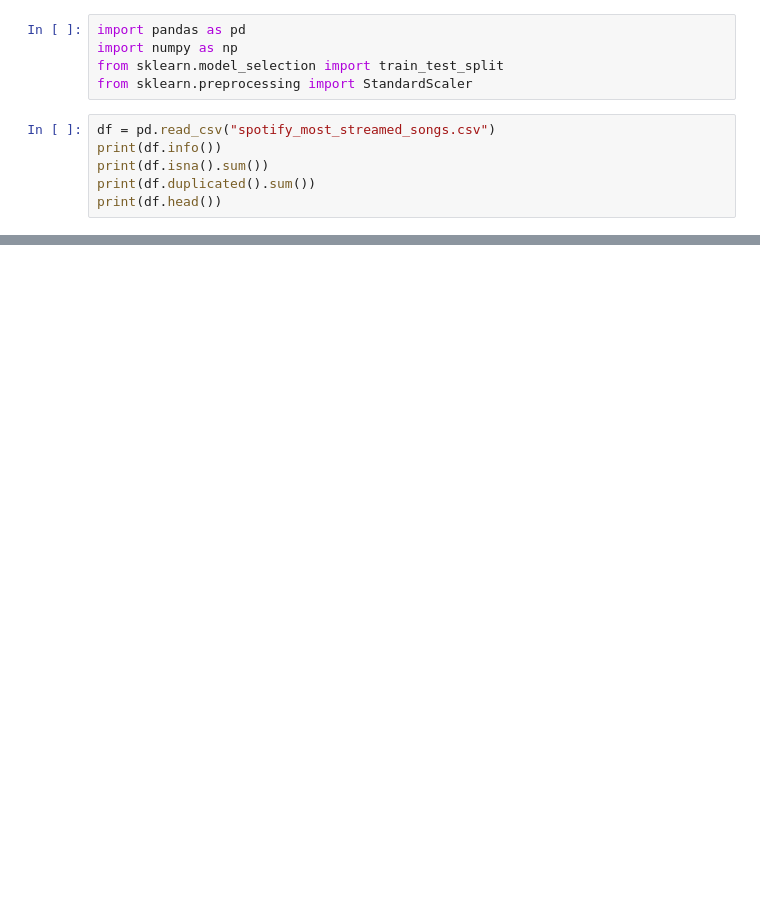
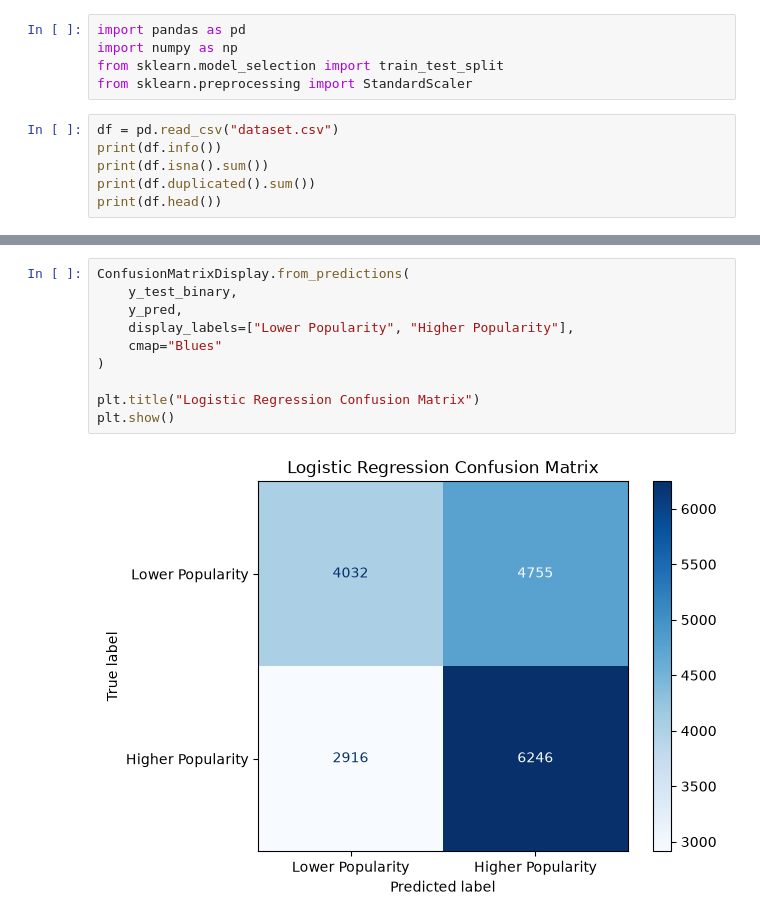
Before and after one commit to joysudo/stor320-project, a Jupyter notebook: regression_dataset_cleaning.ipynb, the cells around one changed output, grey strips where cells are left out. Drawn from its saved outputs; the diff is of its cells as text; blank space fills up the shorter version.

Commit message:
Did regression analysis + had to modify cleaning

```diff
--- a/regression_dataset_cleaning.ipynb
+++ b/regression_dataset_cleaning.ipynb
@@ -4,7 +4,7 @@ import numpy as np
 from sklearn.model_selection import train_test_split
 from sklearn.preprocessing import StandardScaler
 # %%
-df = pd.read_csv("spotify_most_streamed_songs.csv")
+df = pd.read_csv("dataset.csv")
 print(df.info())
 print(df.isna().sum())
 print(df.duplicated().sum())
@@ -96,0 +151,12 @@ Testing size: (190, 8)
+# %%
+ConfusionMatrixDisplay.from_predictions(
+    y_test_binary,
+    y_pred,
+    display_labels=["Lower Popularity", "Higher Popularity"],
+    cmap="Blues"
+)
+
+plt.title("Logistic Regression Confusion Matrix")
+plt.show()
+# %% [output]
+[figure, added]
```
Also changed, not shown: parts of 6 cells of this notebook, 7 other files.
